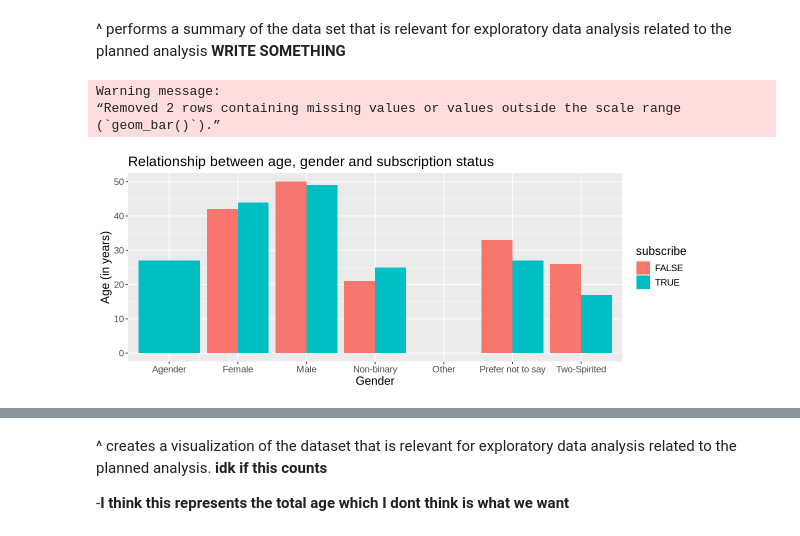
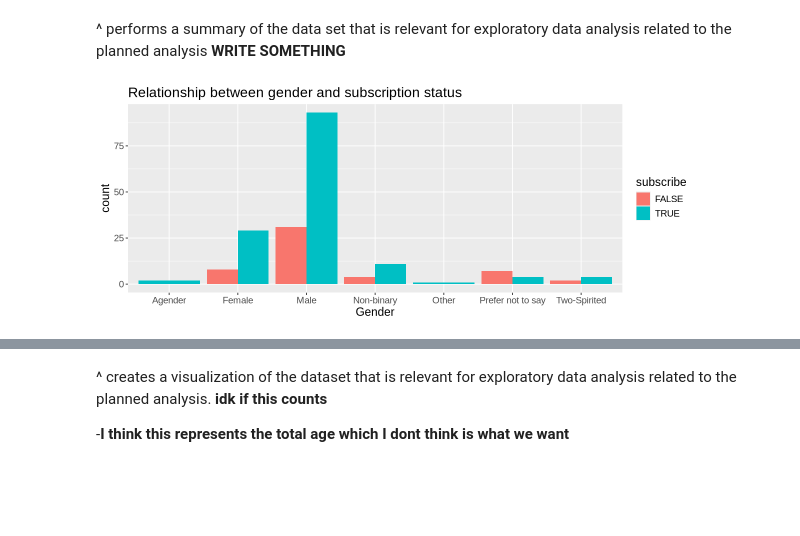
Before and after one commit to IFQXK/DSCI-100-project-group-19, a Jupyter notebook: Group Project.ipynb, the cells around one changed output, grey strips where cells are left out. Drawn from its saved outputs; the diff is of its cells as text; code cells hidden in the pictures; blank space fills up the shorter version.

Commit message:
Graph

```diff
--- a/Group Project.ipynb
+++ b/Group Project.ipynb
@@ -165,16 +165,11 @@ A grouped_df: 7 × 2
 # %%
 # Scatter graph comparing age and experience
 options(repr.plot.width = 10, repr.plot.height = 4)
-scatter_2 <- players_data |>
-            ggplot(aes(x = gender, y = Age, fill = subscribe)) +
-            geom_bar(position = "dodge", stat = "identity") +
-           labs(x = "Gender", y = "Age (in years)", title = "Relationship between age, gender and subscription status") +
+gender_bar <- players_data_fixed |>
+            ggplot(aes(x = gender, fill = subscribe)) +
+            geom_bar(position = "dodge") +
+            labs(x = "Gender", title = "Relationship between gender and subscription status") +
             theme(text = element_text(size = 14))
-
-
-scatter_2
+gender_bar
 # %% [output]
-Warning message:
-“Removed 2 rows containing missing values or values outside the scale range
-(`geom_bar()`).”
-[figure, old version]
+[figure, new version]
```
Also changed, not shown: parts of 1 cell of this notebook.
